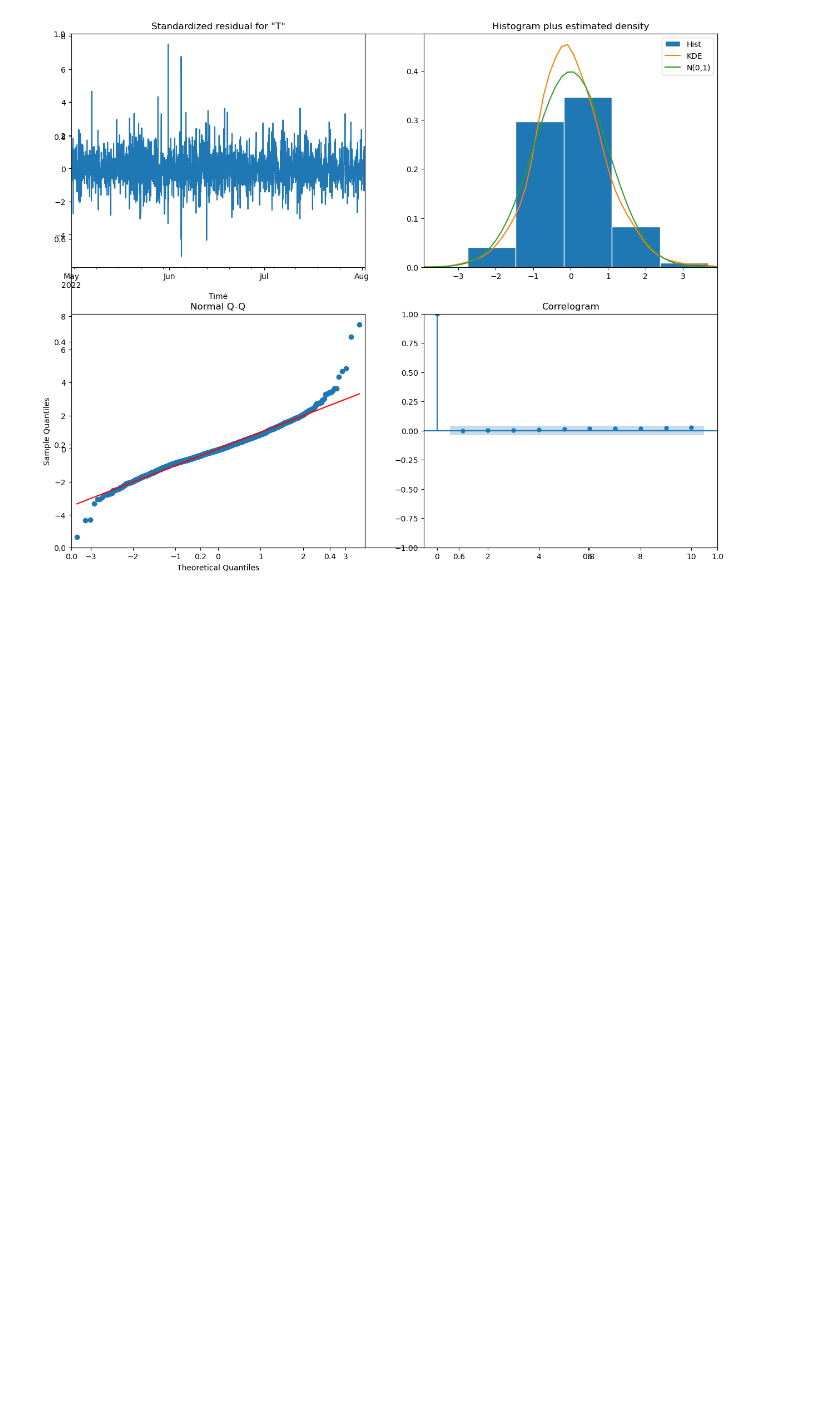
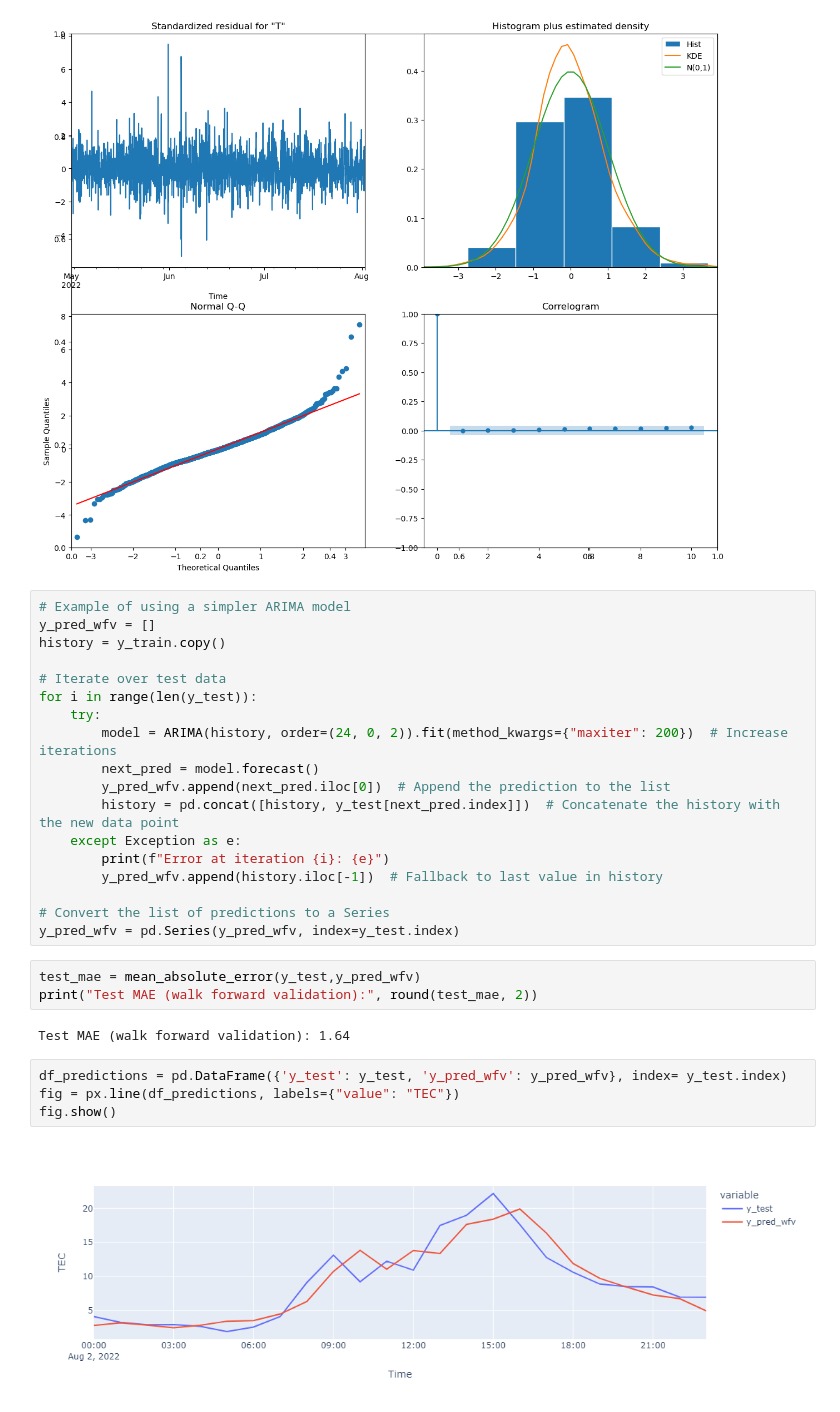
Before and after one commit to elqwaisney/Ionogram-Scaled-Charecteristics-analysis, a Jupyter notebook: Ionogram.ipynb, the cells around one changed output. Cells and saved outputs as stored; diff of their text form; blank space fills up the shorter version.

Commit message:
ARIMA model + hyperparameter tuning, deleted old data files

```diff
--- a/Ionogram.ipynb
+++ b/Ionogram.ipynb
@@ -524,3 +515,32 @@ fig, ax = plt.subplots(figsize=(15, 12))
 model.plot_diagnostics(fig=fig);
 # %% [output]
 [figure]
+# %%
+# Example of using a simpler ARIMA model
+y_pred_wfv = []
+history = y_train.copy()
+
+# Iterate over test data
+for i in range(len(y_test)):
+    try:
+        model = ARIMA(history, order=(24, 0, 2)).fit(method_kwargs={"maxiter": 200})  # Increase iterations
+        next_pred = model.forecast()
+        y_pred_wfv.append(next_pred.iloc[0])  # Append the prediction to the list
+        history = pd.concat([history, y_test[next_pred.index]])  # Concatenate the history with the new data point
+    except Exception as e:
+        print(f"Error at iteration {i}: {e}")
+        y_pred_wfv.append(history.iloc[-1])  # Fallback to last value in history
+
+# Convert the list of predictions to a Series
+y_pred_wfv = pd.Series(y_pred_wfv, index=y_test.index)
+# %%
+test_mae = mean_absolute_error(y_test,y_pred_wfv)
+print("Test MAE (walk forward validation):", round(test_mae, 2))
+# %% [output]
+Test MAE (walk forward validation): 1.64
+# %%
+df_predictions = pd.DataFrame({'y_test': y_test, 'y_pred_wfv': y_pred_wfv}, index= y_test.index)
+fig = px.line(df_predictions, labels={"value": "TEC"})
+fig.show()
+# %% [output]
+[figure, added]
```
Also changed, not shown: parts of 24 cells of this notebook, 2 other files.
